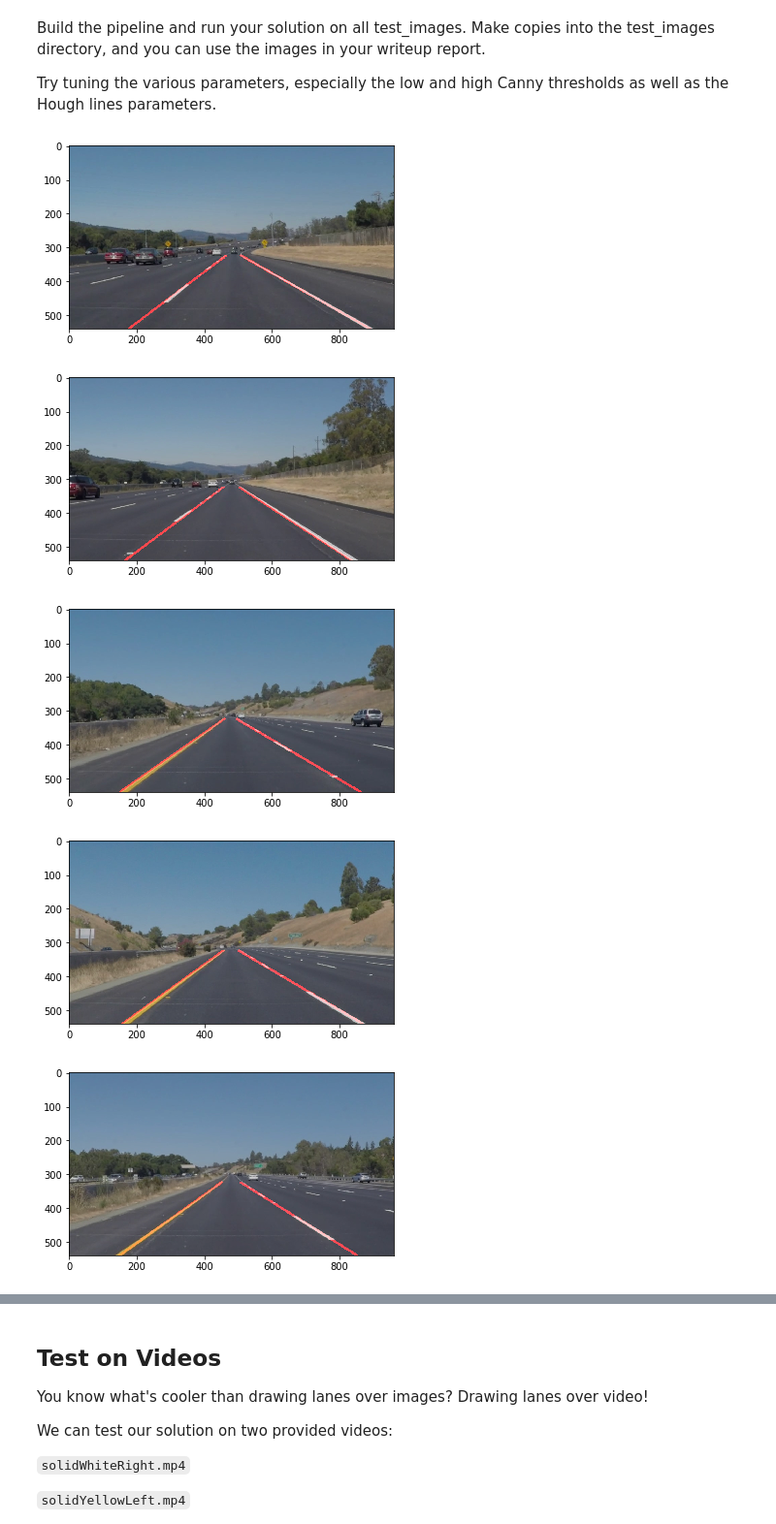
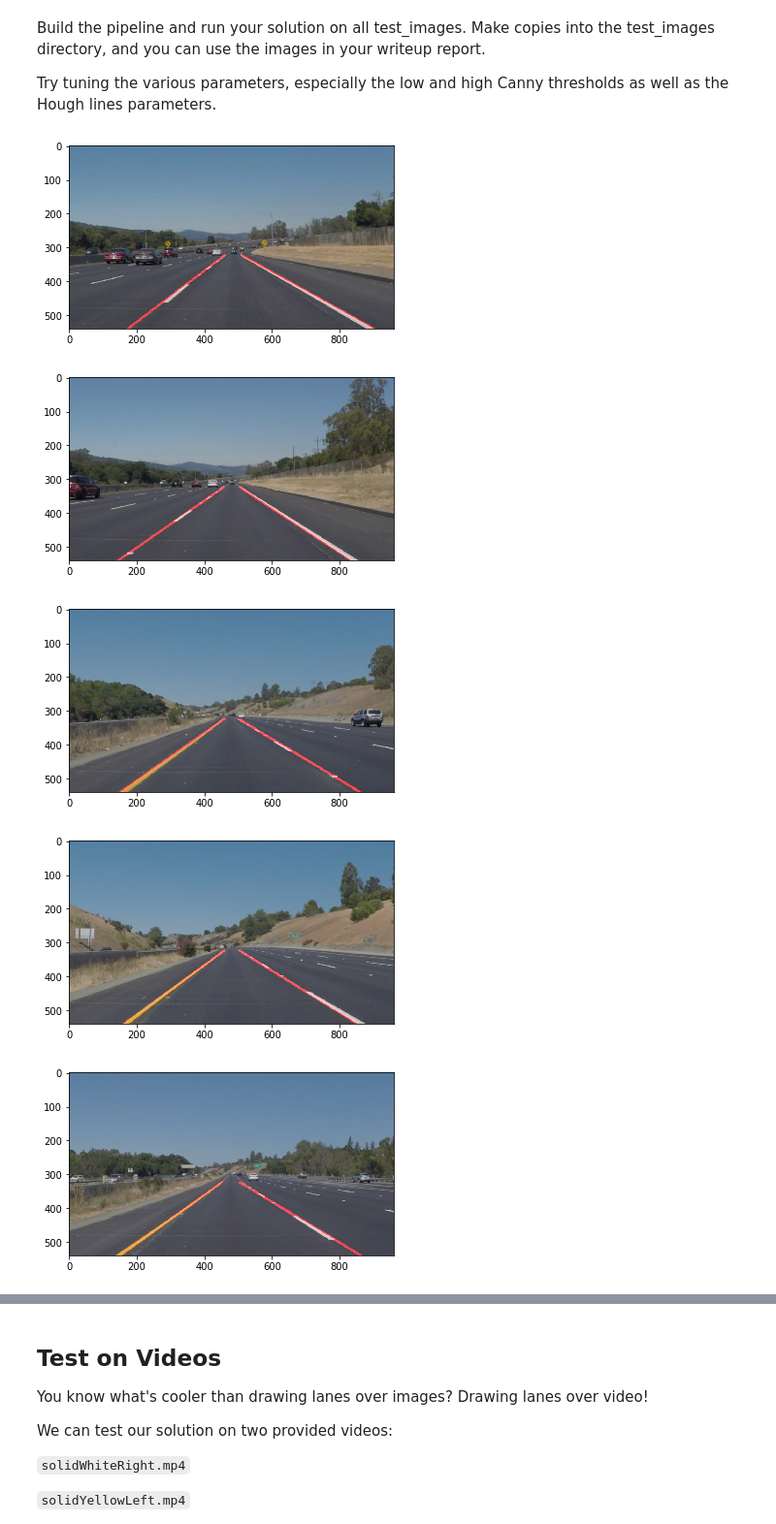
Before and after one commit to jc-sanchez/CarND-LaneLines-P1, a Jupyter notebook: P1.ipynb, the cells around one changed output, grey strips where cells are left out. Shown at 97% size. Cells and saved outputs as stored; diff of their text form; code cells hidden in the pictures.

Commit message:
Changed line detection thresholds

```diff
--- a/P1.ipynb
+++ b/P1.ipynb
@@ -330,37 +330,37 @@ def line_detection_pipeline(image):
     top_right_x = 0.55 * imshape[1]
     bottom_y = 0.92 * imshape[0]
     bottom_left_x = 0.125 * imshape[1]
     bottpm_right_x = 0.93 * imshape[1]
 
     vertices = np.array([[(bottom_left_x, bottom_y), (top_left_x, top_y),
                           (top_right_x, top_y), (bottpm_right_x, bottom_y)]], dtype=np.int32)
 
     roi_image = region_of_interest(edges, vertices)
 
     rho = 1
     theta = np.pi/180
-    threshold = 40
-    min_line_length = 40
-    max_line_gap = 20
+    threshold = 50
+    min_line_length = 100
+    max_line_gap = 160
     colored_lines = hough_lines(roi_image, rho, theta, threshold, min_line_length, max_line_gap) # Modified function
 
     result = weighted_img(colored_lines, image)
 
     return result
 
 for image_name in os.listdir("test_images/"):
     image = mpimg.imread("test_images/" + image_name)
 
     left_line_smoother.clear()
     right_line_smoother.clear()
 
     result = line_detection_pipeline(image)
 
     plt.imshow(result)
     plt.show()
 # %% [output]
 [figure]
-[figure, old version]
+[figure, new version]
 [figure]
 [figure]
 [figure]
```
Also changed, not shown: parts of 3 cells of this notebook, 3 other files.
